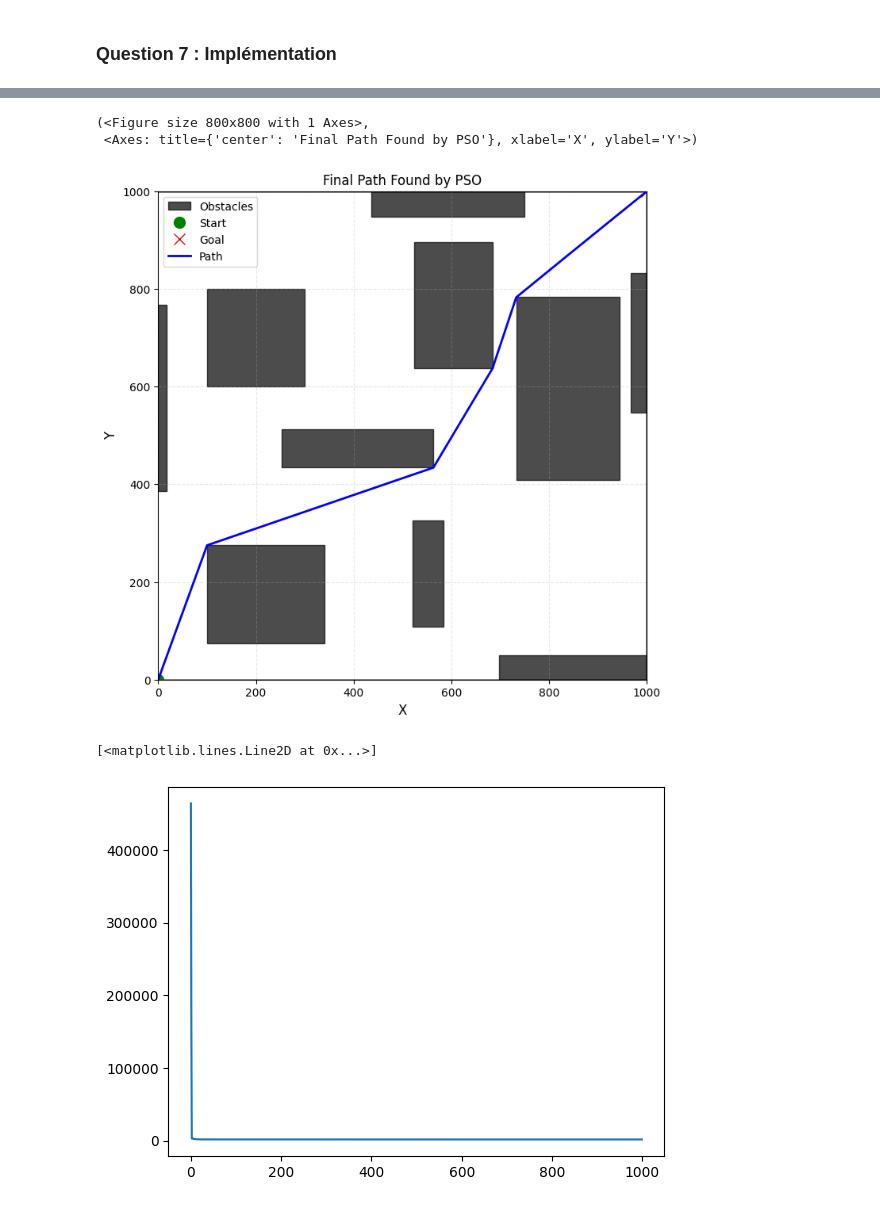
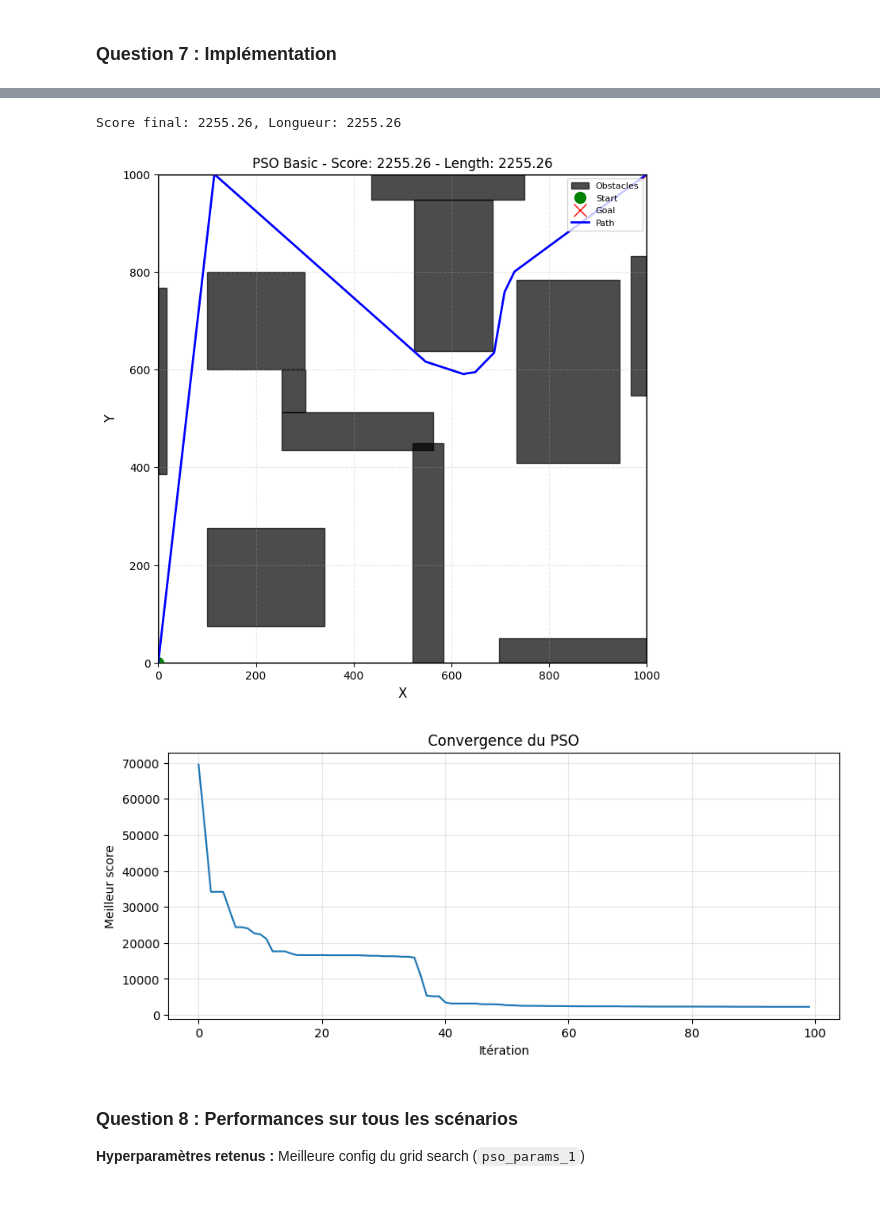
Before and after one commit to KpihX/random-explorer, a Jupyter notebook: Random_Explorer copy.ipynb, the cells around one changed output, grey strips where cells are left out. Cells and saved outputs as stored; diff of their text form; code cells hidden in the pictures.

```diff
--- a/Random_Explorer copy.ipynb
+++ b/Random_Explorer copy.ipynb
@@ -249,13 +274,47 @@ console.display(f"Final score: {final_score}\nFinal path: \n{final_path}", title
-# %%
-env.plot_environment(path=final_path, title="Final Path Found by PSO")
-# %% [output]
-(<Figure size 800x800 with 1 Axes>,
- <Axes: title={'center': 'Final Path Found by PSO'}, xlabel='X', ylabel='Y'>)
-[figure, removed]
-# %%
-import matplotlib.pyplot as plt
-
-plt.plot(history)
-# %% [output]
-[<matplotlib.lines.Line2D at 0x...>]
-[figure, removed]
+# %%
+# Top 7 configurations from grid search (scenarios 3 & 4)
+# Rank 1: 100% success, avg_length=1894.0
+pso_params_1 = {'num_particles': 300, 'num_waypoints': 8, 'max_iter': 100, 'w': 0.8, 'c1': 1.6, 'c2': 1.0}
+# Rank 2: 100% success, avg_length=2072.3
+pso_params_2 = {'num_particles': 250, 'num_waypoints': 8, 'max_iter': 100, 'w': 0.85, 'c1': 1.4, 'c2': 0.8}
+# Rank 3: 100% success, avg_length=3714.8
+pso_params_3 = {'num_particles': 300, 'num_waypoints': 8, 'max_iter': 100, 'w': 0.85, 'c1': 1.6, 'c2': 1.4}
+# Rank 4: 75% success, avg_length=1848.1
+pso_params_4 = {'num_particles': 400, 'num_waypoints': 8, 'max_iter': 100, 'w': 0.7, 'c1': 1.6, 'c2': 0.8}
+# Rank 5: 75% success, avg_length=2101.1
+pso_params_5 = {'num_particles': 300, 'num_waypoints': 8, 'max_iter': 100, 'w': 0.85, 'c1': 1.0, 'c2': 1.4}
+# Rank 6: 75% success, avg_length=2602.8
+pso_params_6 = {'num_particles': 400, 'num_waypoints': 8, 'max_iter': 100, 'w': 0.5, 'c1': 1.6, 'c2': 1.6}
+# Rank 7: 50% success, avg_length=1551.0
+pso_params_7 = {'num_particles': 400, 'num_waypoints': 8, 'max_iter': 100, 'w': 0.7, 'c1': 1.2, 'c2': 1.0}
+# %%
+from random_explorer import PSOPathPlanner
+
+file_path = SCENARIOS["scenario4"]
+env = Environment(file_path)
+
+pso_params = pso_params_1
+
+pso = PSOPathPlanner(env, **pso_params)
+
+path, path_length, score, history = pso.solve(soft_mode=True)
+print(f"Score final: {score:.2f}, Longueur: {path_length:.2f}")
+# %% [output]
+Score final: 2255.26, Longueur: 2255.26
+# %%
+fig, ax = env.plot_environment(path=path, title=f"PSO Basic - Score: {score:.2f} - Length: {path_length:.2f}")
+
+plt.figure(figsize=(10, 4))
+plt.plot(history)
+plt.xlabel('Itération')
+plt.ylabel('Meilleur score')
+plt.title('Convergence du PSO')
+plt.grid(True, alpha=0.3)
+plt.show()
+# %% [output]
+[figure, added]
+[figure, added]
+# %% [markdown]
+### Question 8 : Performances sur tous les scénarios
+
+**Hyperparamètres retenus :** Meilleure config du grid search (`pso_params_1`)
```
Also changed, not shown: parts of 56 cells of this notebook, 30 other files.
